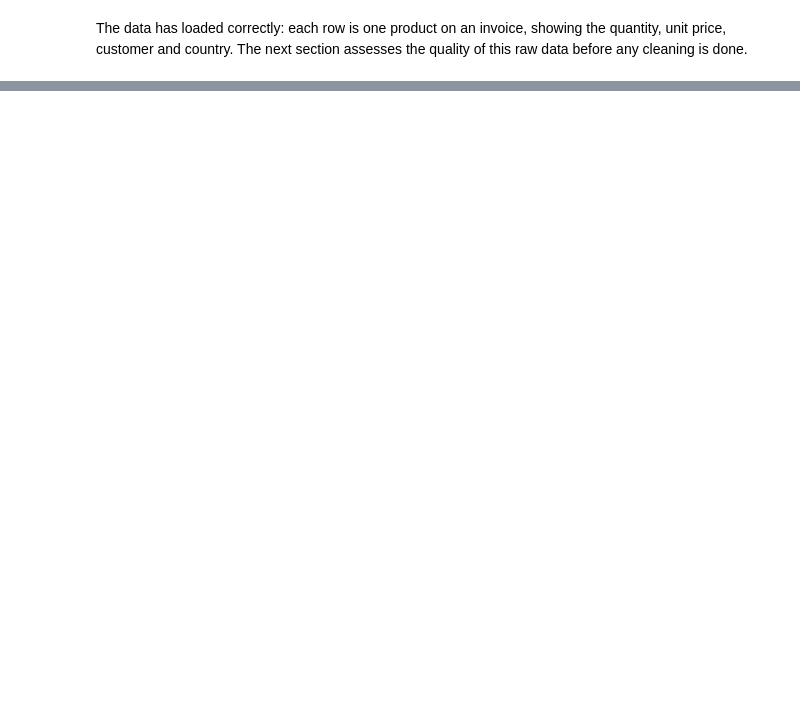
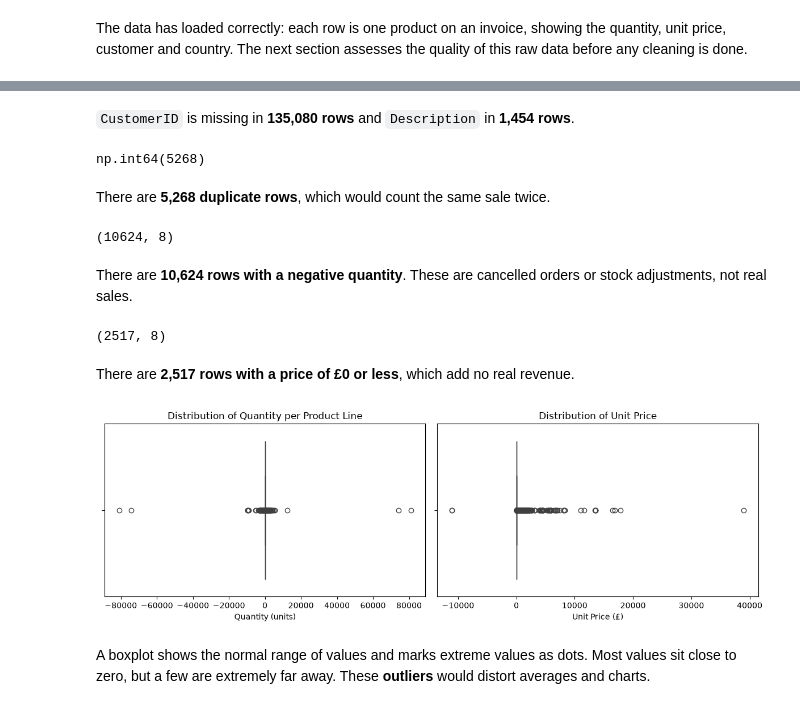
Before and after one commit to chryswds/DVC-CA2, a Jupyter notebook: DVC-CA2.ipynb, the cells around one changed output, grey strips where cells are left out. Drawn from its saved outputs; the diff is of its cells as text; code cells hidden in the pictures; blank space fills up the shorter version.

```diff
--- a/DVC-CA2.ipynb
+++ b/DVC-CA2.ipynb
@@ -27,0 +77,37 @@ The data has loaded correctly: each row is one product on an invoice, showing th
+# %% [markdown]
+`CustomerID` is missing in **135,080 rows** and `Description` in **1,454 rows**.
+# %%
+df.duplicated().sum()
+# %% [output]
+np.int64(5268)
+# %% [markdown]
+There are **5,268 duplicate rows**, which would count the same sale twice.
+# %%
+df[df['Quantity'] < 0].shape
+# %% [output]
+(10624, 8)
+# %% [markdown]
+There are **10,624 rows with a negative quantity**. These are cancelled orders or stock adjustments, not real sales.
+# %%
+df[df['UnitPrice'] <= 0].shape
+# %% [output]
+(2517, 8)
+# %% [markdown]
+There are **2,517 rows with a price of £0 or less**, which add no real revenue.
+# %%
+fig, axes = plt.subplots(1, 2, figsize=(12, 4))
+
+sns.boxplot(x=df['Quantity'], ax=axes[0])
+axes[0].set_title('Distribution of Quantity per Product Line')
+axes[0].set_xlabel('Quantity (units)')
+
+sns.boxplot(x=df['UnitPrice'], ax=axes[1])
+axes[1].set_title('Distribution of Unit Price')
+axes[1].set_xlabel('Unit Price (£)')
+
+plt.tight_layout()
+plt.show()
+# %% [output]
+[figure, added]
+# %% [markdown]
+A boxplot shows the normal range of values and marks extreme values as dots. Most values sit close to zero, but a few are extremely far away. These **outliers** would distort averages and charts.
```
Also changed, not shown: parts of 9 cells of this notebook.
